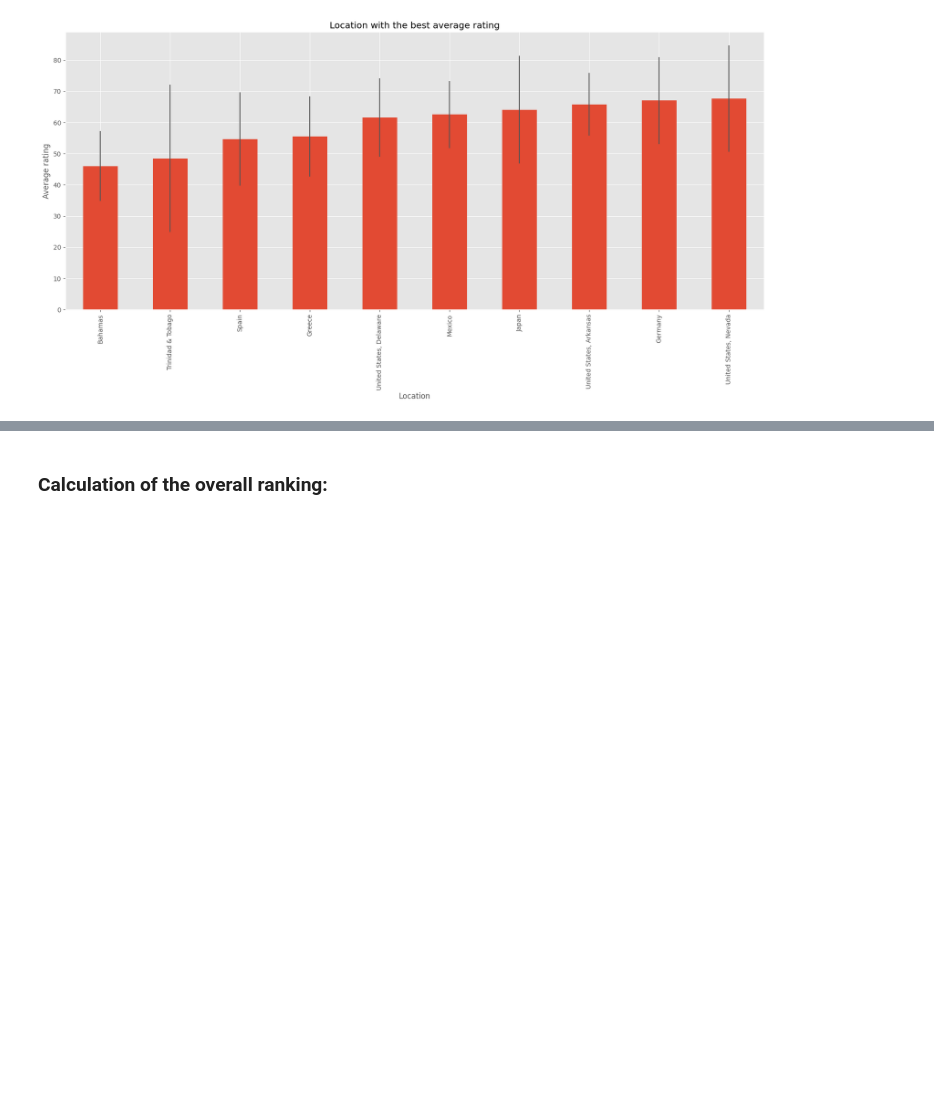
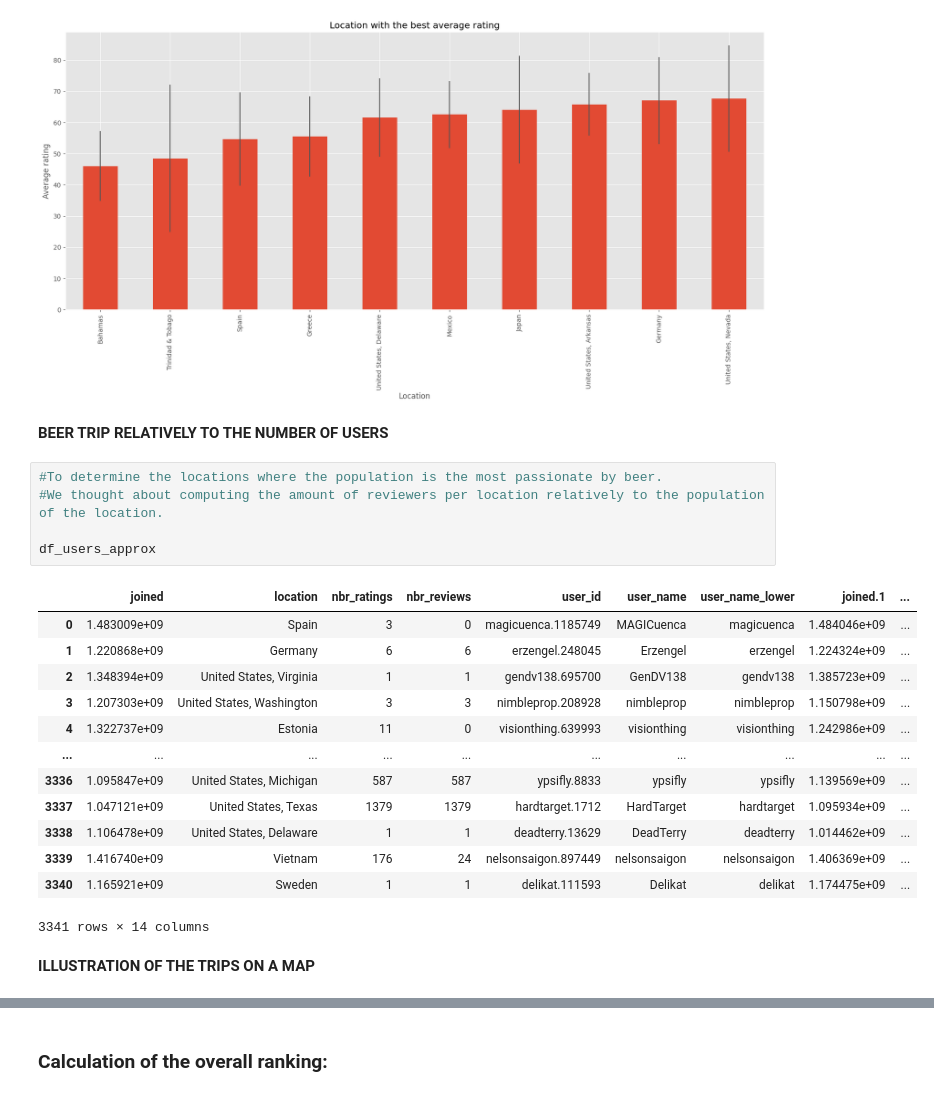
Before and after one commit to epfl-ada/ada-2023-project-adalcoholics86, a Jupyter notebook: matched_data.ipynb, the cells around one changed output, grey strips where cells are left out. Saved outputs shown, nothing was run; the diff lists cells and outputs as text; blank space fills up the shorter version.

```diff
--- a/matched_data.ipynb
+++ b/matched_data.ipynb
@@ -478,3 +486,26 @@ Index(['Bahamas', 'Trinidad & Tobago', 'Spain', 'Greece',
        'Germany', 'United States, Nevada'],
       dtype='object', name='location')
 [figure]
+# %% [markdown]
+**BEER TRIP RELATIVELY TO THE NUMBER OF USERS**
+# %%
+#To determine the locations where the population is the most passionate by beer.
+#We thought about computing the amount of reviewers per location relatively to the population of the location.
+
+df_users_approx
+# %% [output]
+|  | joined | location | nbr_ratings | nbr_reviews | user_id | user_name | user_name_lower | joined.1 | ... |
+| 0 | 1.483009e+09 | Spain | 3 | 0 | magicuenca.1185749 | MAGICuenca | magicuenca | 1.484046e+09 | ... |
+| 1 | 1.220868e+09 | Germany | 6 | 6 | erzengel.248045 | Erzengel | erzengel | 1.224324e+09 | ... |
+| 2 | 1.348394e+09 | United States, Virginia | 1 | 1 | gendv138.695700 | GenDV138 | gendv138 | 1.385723e+09 | ... |
+| 3 | 1.207303e+09 | United States, Washington | 3 | 3 | nimbleprop.208928 | nimbleprop | nimbleprop | 1.150798e+09 | ... |
+| 4 | 1.322737e+09 | Estonia | 11 | 0 | visionthing.639993 | visionthing | visionthing | 1.242986e+09 | ... |
+| ... | ... | ... | ... | ... | ... | ... | ... | ... | ... |
+| 3336 | 1.095847e+09 | United States, Michigan | 587 | 587 | ypsifly.8833 | ypsifly | ypsifly | 1.139569e+09 | ... |
+| 3337 | 1.047121e+09 | United States, Texas | 1379 | 1379 | hardtarget.1712 | HardTarget | hardtarget | 1.095934e+09 | ... |
+| 3338 | 1.106478e+09 | United States, Delaware | 1 | 1 | deadterry.13629 | DeadTerry | deadterry | 1.014462e+09 | ... |
+| 3339 | 1.416740e+09 | Vietnam | 176 | 24 | nelsonsaigon.897449 | nelsonsaigon | nelsonsaigon | 1.406369e+09 | ... |
+| 3340 | 1.165921e+09 | Sweden | 1 | 1 | delikat.111593 | Delikat | delikat | 1.174475e+09 | ... |
+3341 rows × 14 columns
+# %% [markdown]
+**ILLUSTRATION OF THE TRIPS ON A MAP**
```
Also changed, not shown: parts of 16 cells of this notebook, 3 other files.
